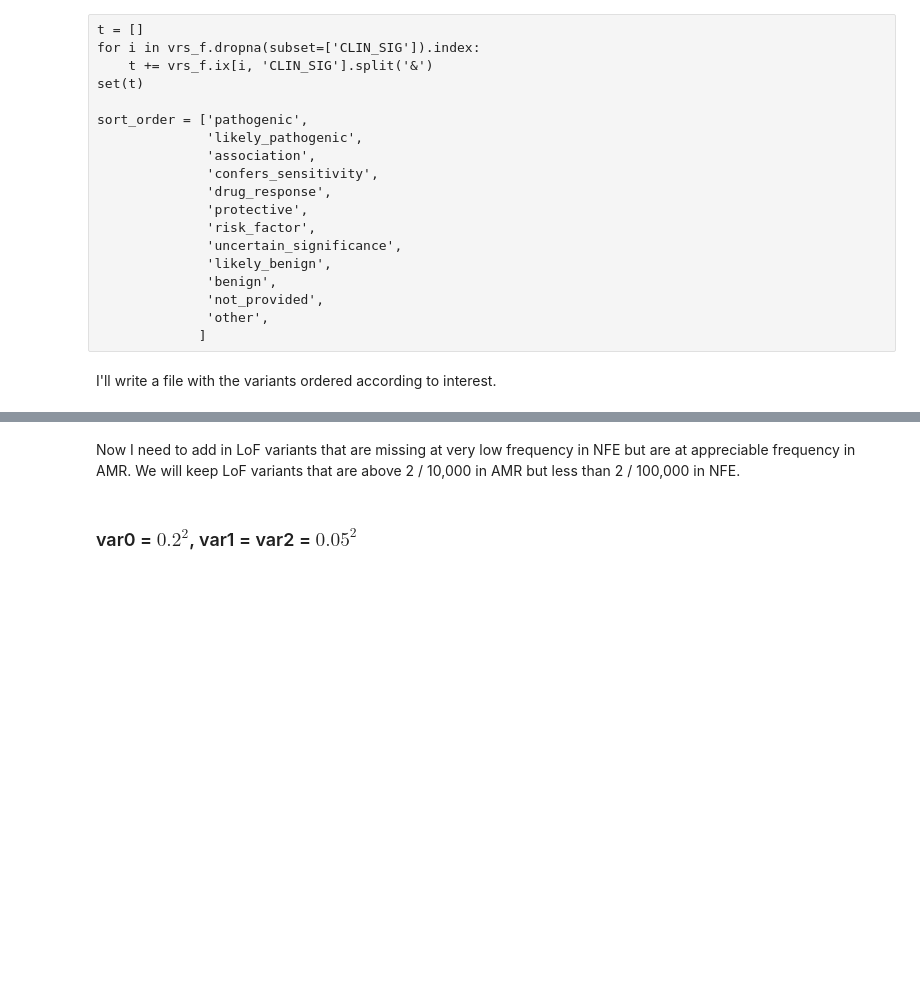
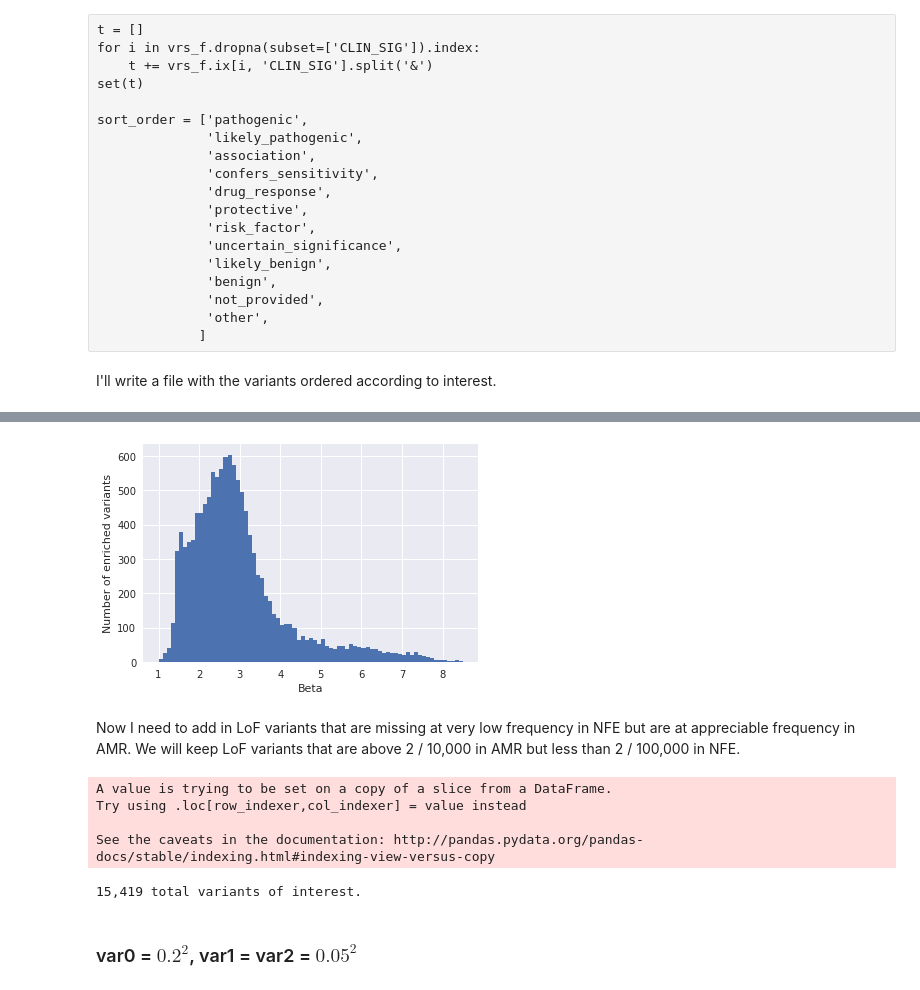
Before and after one commit to rivas-lab/lof-enrichment, a Jupyter notebook: notebooks/AMR Allele List.ipynb, the cells around one changed output, grey strips where cells are left out. Drawn from its saved outputs; the diff is of its cells as text; code cells hidden in the pictures; blank space fills up the shorter version.

```diff
--- a/notebooks/AMR Allele List.ipynb
+++ b/notebooks/AMR Allele List.ipynb
@@ -575,3 +580,9 @@ keep[cols].head()
+# %%
+keep.beta.hist(bins=np.arange(1, 8.6, 0.1))
+plt.ylabel('Number of enriched variants')
+plt.xlabel('Beta');
+# %% [output]
+[figure, added]
 # %% [markdown]
 Now I need to add in LoF variants that are missing at very low frequency in NFE
 but are at appreciable frequency in AMR. We will keep LoF variants that are above
@@ -580,5 +591,14 @@ but are at appreciable frequency in AMR. We will keep LoF variants that are abov
 lof_keep = vrs_f[(vrs_f.LoF.isnull() == False) &
                  (vrs_f['AF_AMR'] > 2. / 10000 ) &
                  (vrs_f['AF_NFE'] <= 2. / 100000)]
+lof_keep['gene_name'] = gtable.ix[lof_keep.Gene, 'gene_name'].values
+cols = ['CHROM', 'POS', 'REF', 'ALT', 'SNP', 'gene_name', 'AF_AMR', 'AF_NFE', 'LoF', 'PolyPhen_score',
+        'SIFT_score', 'CLIN_SIG', 'AC_AMR', 'AN_AMR', 'AC_NFE', 'AN_NFE']
+lof_keep = lof_keep[cols]
+# %% [output]
+A value is trying to be set on a copy of a slice from a DataFrame.
+Try using .loc[row_indexer,col_indexer] = value instead
+
+See the caveats in the documentation: http://pandas.pydata.org/pandas-docs/stable/indexing.html#indexing-view-versus-copy
 # %%
 writer = pd.ExcelWriter(os.path.join(outdir, 'amr_alleles.xlsx'))
@@ -588,4 +608,9 @@ keep[keep.LoF.isnull()].to_excel(writer, 'LoF_enriched')
 writer.save()
+# %%
+n = lof_keep.shape[0] + keep.dropna(subset=['LoF']).shape[0] + keep[keep.LoF.isnull()].shape[0]
+print('{:,} total variants of interest.'.format(n))
+# %% [output]
+15,419 total variants of interest.
 # %%
 3 +
 # %% [markdown]
```
Also changed, not shown: parts of 7 cells of this notebook, 6 other files.
